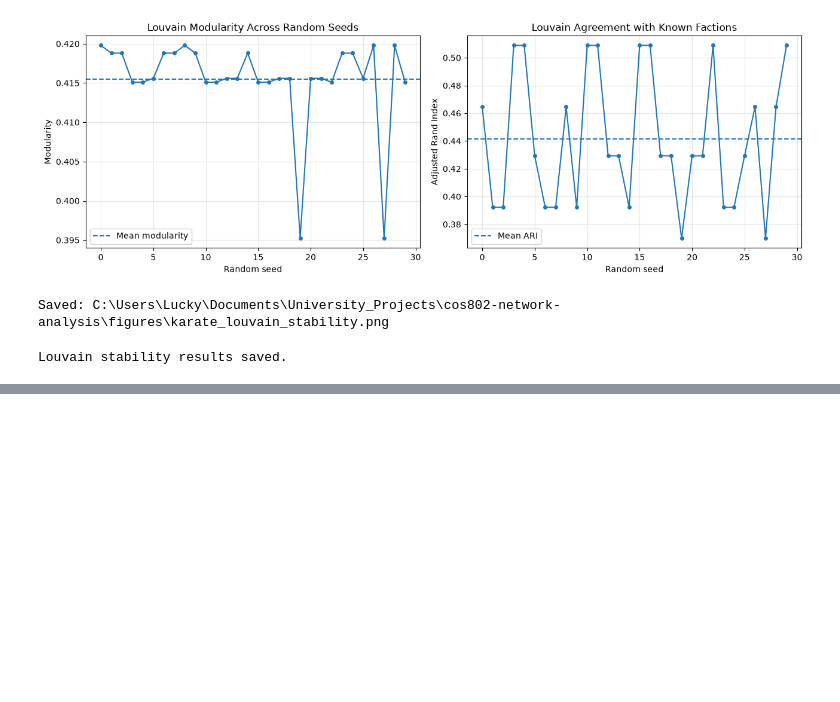
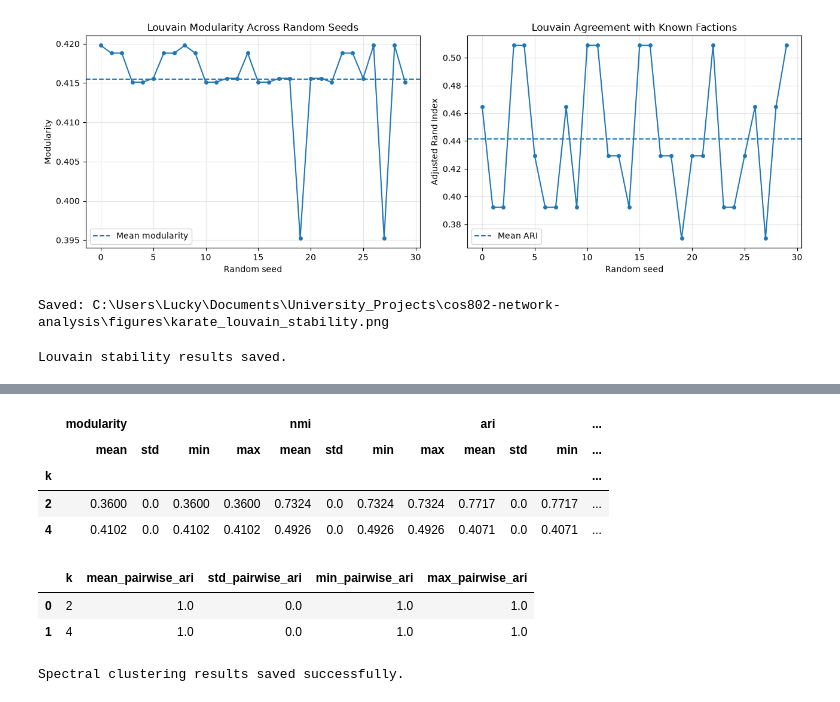
Before and after one commit to Sav-lets/cos802-network-analysis, a Jupyter notebook: notebooks/02_community_detection.ipynb, the cells around one changed output, grey strips where cells are left out. Drawn from its saved outputs; the diff is of its cells as text; code cells hidden in the pictures; blank space fills up the shorter version.

```diff
--- a/notebooks/02_community_detection.ipynb
+++ b/notebooks/02_community_detection.ipynb
@@ -474,0 +990,74 @@ Louvain stability results saved.
+# %%
+
+metrics = [
+    "modularity",
+    "nmi",
+    "ari",
+    "runtime_seconds"
+]
+
+spectral_summary = (
+    df_spectral_stability
+    .groupby("k")[metrics]
+    .agg(["mean", "std", "min", "max"])
+)
+
+display(spectral_summary.round(4))
+# %% [output]
+|  | modularity |  |  |  | nmi |  |  |  | ari |  |  | ... |
+|  | mean | std | min | max | mean | std | min | max | mean | std | min | ... |
+| k |  |  |  |  |  |  |  |  |  |  |  | ... |
+| 2 | 0.3600 | 0.0 | 0.3600 | 0.3600 | 0.7324 | 0.0 | 0.7324 | 0.7324 | 0.7717 | 0.0 | 0.7717 | ... |
+| 4 | 0.4102 | 0.0 | 0.4102 | 0.4102 | 0.4926 | 0.0 | 0.4926 | 0.4926 | 0.4071 | 0.0 | 0.4071 | ... |
+# %%
+
+from itertools import combinations
+
+spectral_pairwise_results = []
+
+for k, partitions_k in spectral_partitions.items():
+
+    scores = [
+        adjusted_rand_score(a, b)
+        for a, b in combinations(partitions_k, 2)
+    ]
+
+    spectral_pairwise_results.append({
+        "k": k,
+        "mean_pairwise_ari": np.mean(scores),
+        "std_pairwise_ari": np.std(scores),
+        "min_pairwise_ari": np.min(scores),
+        "max_pairwise_ari": np.max(scores)
+    })
+
+df_spectral_pairwise = pd.DataFrame(
+    spectral_pairwise_results
+)
+
+display(df_spectral_pairwise.round(4))
+# %% [output]
+|  | k | mean_pairwise_ari | std_pairwise_ari | min_pairwise_ari | max_pairwise_ari |
+| 0 | 2 | 1.0 | 0.0 | 1.0 | 1.0 |
+| 1 | 4 | 1.0 | 0.0 | 1.0 | 1.0 |
+# %%
+
+results_path = project_folder / "results"
+
+df_spectral_k.to_csv(
+    results_path / "karate_spectral_k_sensitivity.csv",
+    index=False
+)
+
+df_spectral_stability.to_csv(
+    results_path / "karate_spectral_stability.csv",
+    index=False
+)
+
+df_spectral_pairwise.to_csv(
+    results_path / "karate_spectral_pairwise_ari.csv",
+    index=False
+)
+
+print("Spectral clustering results saved successfully.")
+# %% [output]
+Spectral clustering results saved successfully.
```
Also changed, not shown: parts of 18 cells of this notebook, 5 other files.
